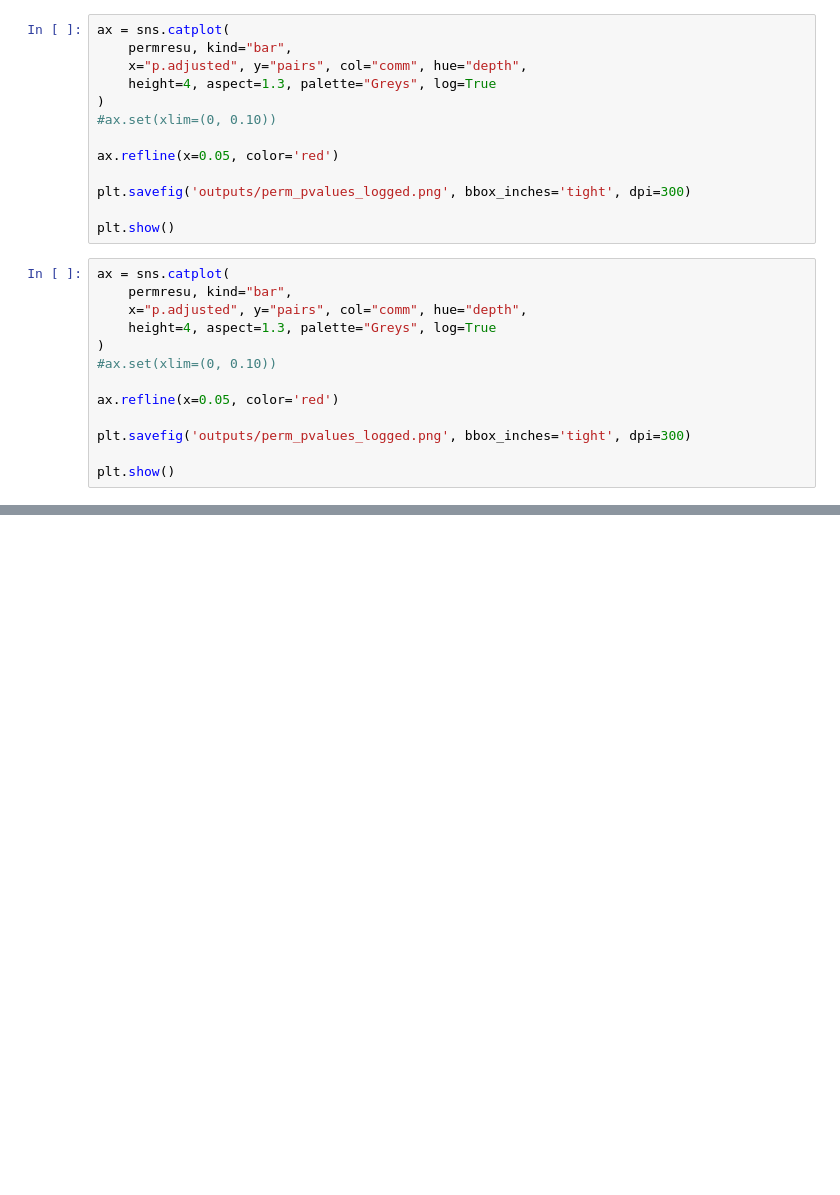
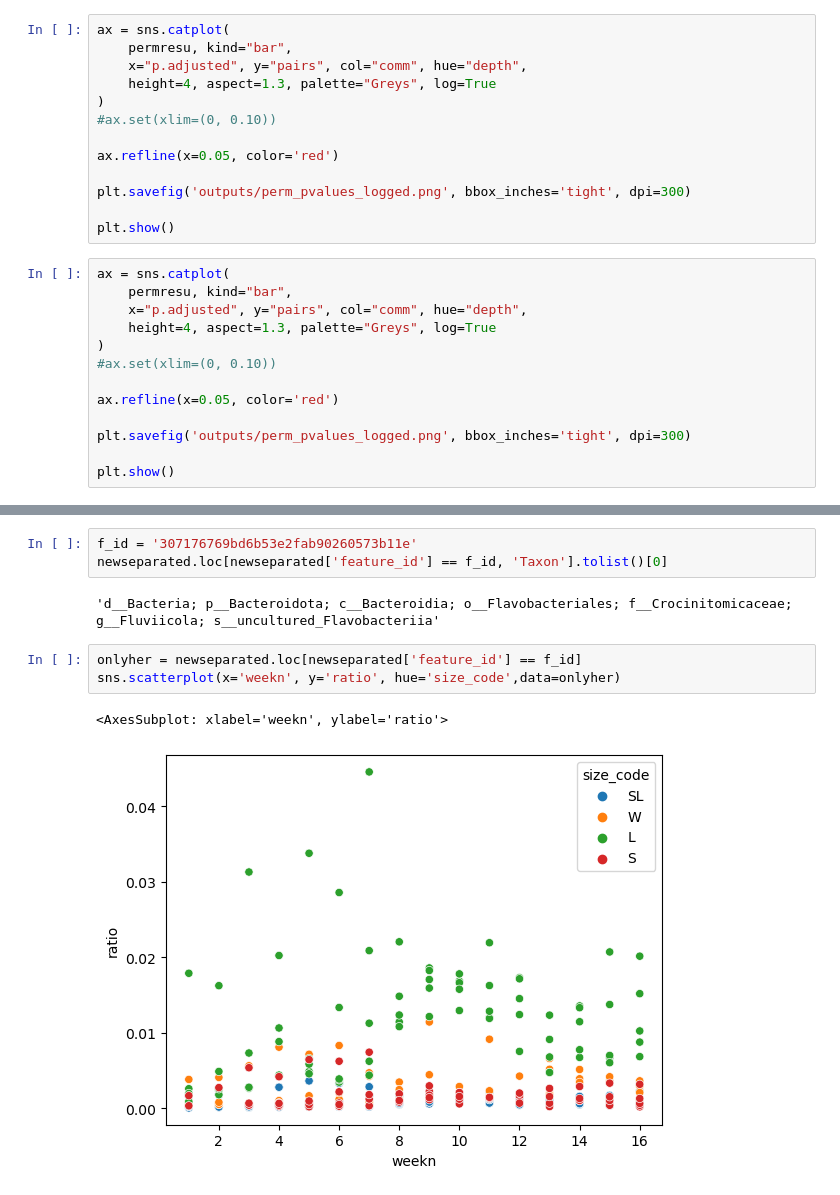
Before and after one commit to dianahaider/size_fractions, a Jupyter notebook: bb2022_sf.ipynb, the cells around one changed output, grey strips where cells are left out. Saved outputs shown, nothing was run; the diff lists cells and outputs as text; blank space fills up the shorter version.

```diff
--- a/bb2022_sf.ipynb
+++ b/bb2022_sf.ipynb
@@ -1354,0 +1418,11 @@ plt.show()
+# %%
+f_id = '307176769bd6b53e2fab90260573b11e'
+newseparated.loc[newseparated['feature_id'] == f_id, 'Taxon'].tolist()[0]
+# %% [output]
+'d__Bacteria; p__Bacteroidota; c__Bacteroidia; o__Flavobacteriales; f__Crocinitomicaceae; g__Fluviicola; s__uncultured_Flavobacteriia'
+# %%
+onlyher = newseparated.loc[newseparated['feature_id'] == f_id]
+sns.scatterplot(x='weekn', y='ratio', hue='size_code',data=onlyher)
+# %% [output]
+<AxesSubplot: xlabel='weekn', ylabel='ratio'>
+[figure, added]
```
Also changed, not shown: parts of 24 cells of this notebook, 1 other file.
